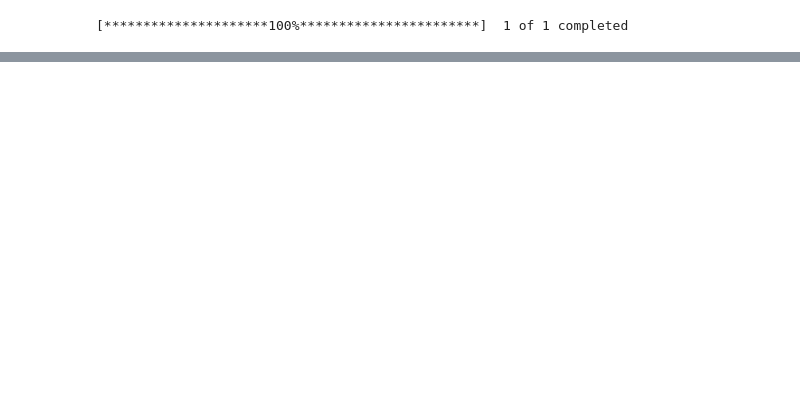
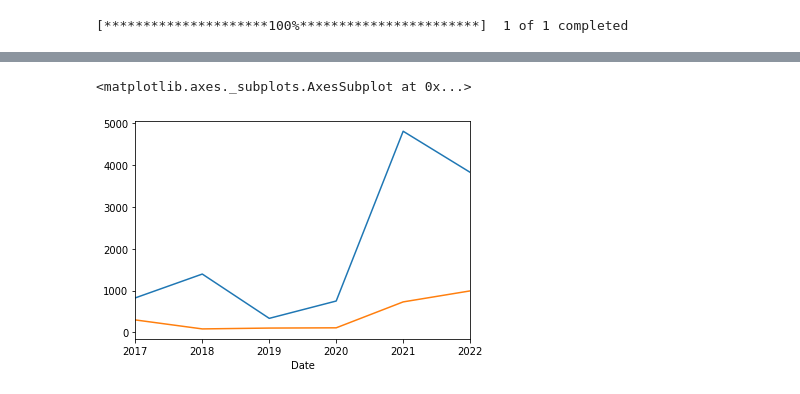
Before and after one commit to tago893/capstone, a Jupyter notebook: Day1/EdaOnTsd.ipynb, the cells around one changed output, grey strips where cells are left out. Cells and saved outputs as stored; diff of their text form; code cells hidden in the pictures; blank space fills up the shorter version.

```diff
--- a/Day1/EdaOnTsd.ipynb
+++ b/Day1/EdaOnTsd.ipynb
@@ -160,0 +179,8 @@ print(ad[1])
+# %%
+#Yearly end frequency for max value
+df2.resample(rule='A').max()['Close'].plot()
+#Yearly end frequency for min value
+df2.resample(rule='A').min()['Close'].plot()
+# %% [output]
+<matplotlib.axes._subplots.AxesSubplot at 0x...>
+[figure, added]
```
Also changed, not shown: parts of 32 cells of this notebook.
